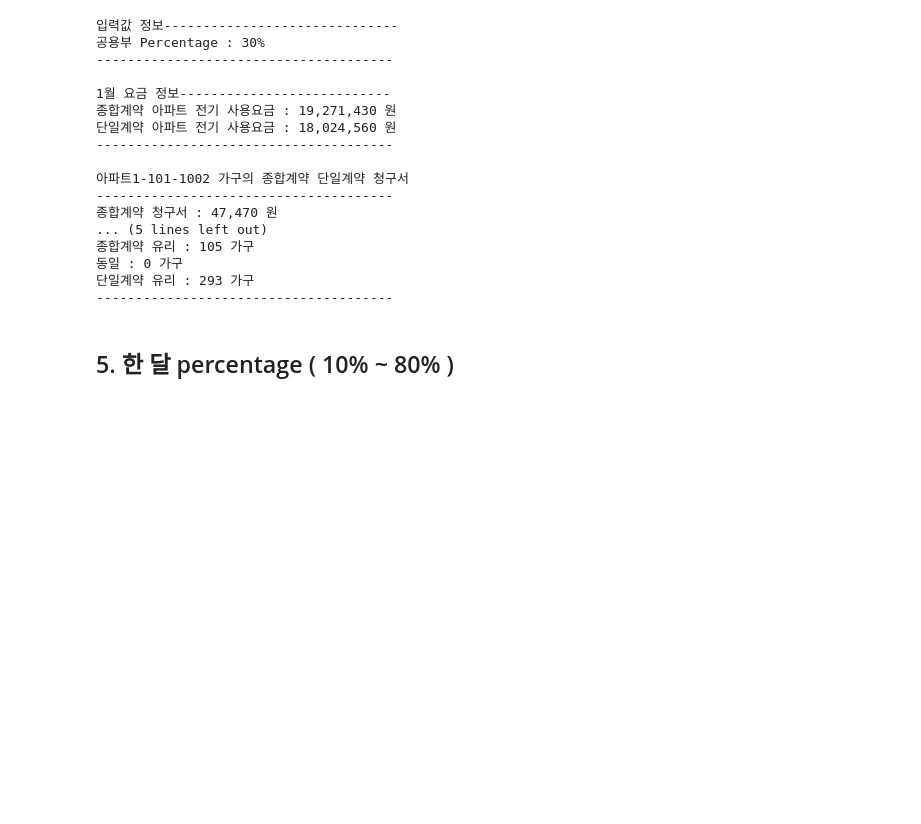
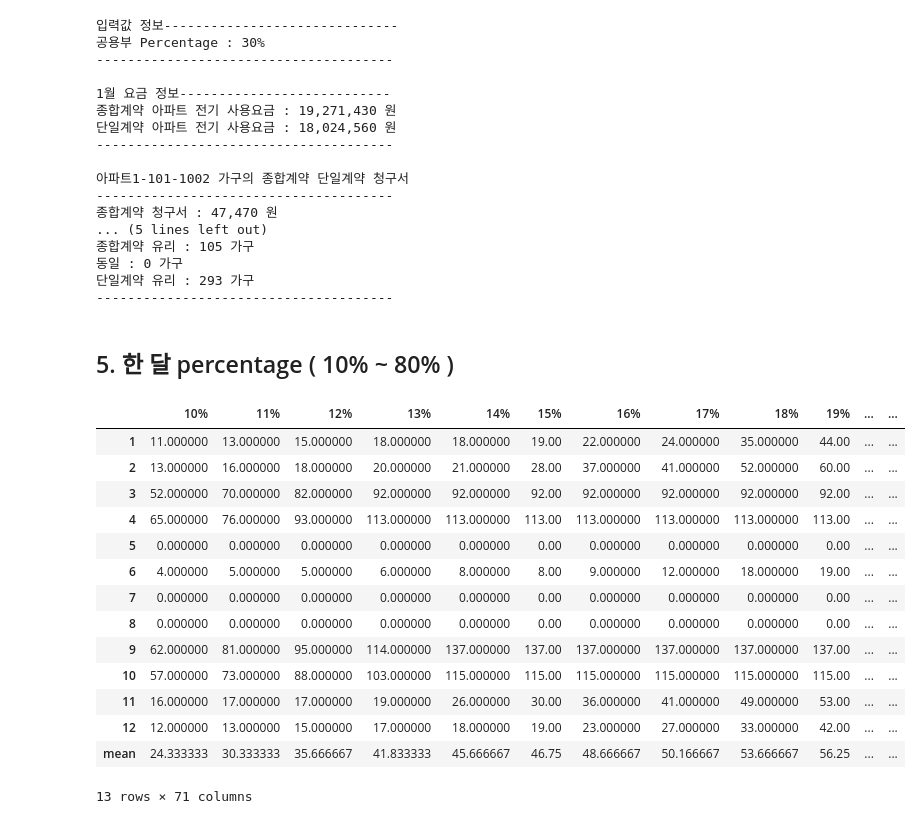
Before and after one commit to formegusto/contract-recommendation-system, a Jupyter notebook: pre-research/kepco-calc/calc + processing.ipynb, the cells around one changed output. Drawn from its saved outputs; the diff is of its cells as text; code cells hidden in the pictures; blank space fills up the shorter version.

```diff
--- a/pre-research/kepco-calc/calc + processing.ipynb
+++ b/pre-research/kepco-calc/calc + processing.ipynb
@@ -607,30 +607,51 @@ for month in range(1, 13):
         )
 
         # 단일계약
         single_calc = ManagementOffice(
             month=month,
             peaks=peak_df,
             households=month_datas_df,
             APT=APT,
             contract="단일계약"
         )
 
         cnt = len(calc.households)
         comp_cnt = 0
         draw_cnt = 0
         single_cnt = 0
         for idx in range(0, cnt):
             if calc.households[idx].bill > single_calc.households[idx].bill:
                 single_cnt += 1
             elif calc.households[idx].bill < single_calc.households[idx].bill:
                 comp_cnt += 1
             else:
                 draw_cnt
 
         rows = np.append(rows,comp_cnt)
 
         IPython.display.clear_output()
 
     better_comp_df = better_comp_df.append(
         pd.Series(rows, index=["{}%".format(_) for _ in range(min_per, max_per + 1)], name=month))
     better_comp_df
+
+better_comp_df = better_comp_df.append(
+    pd.Series(better_comp_df.mean(), name="mean")
+)
+better_comp_df
+# %% [output]
+|  | 10% | 11% | 12% | 13% | 14% | 15% | 16% | 17% | 18% | 19% | ... | ... |
+| 1 | 11.000000 | 13.000000 | 15.000000 | 18.000000 | 18.000000 | 19.00 | 22.000000 | 24.000000 | 35.000000 | 44.00 | ... | ... |
+| 2 | 13.000000 | 16.000000 | 18.000000 | 20.000000 | 21.000000 | 28.00 | 37.000000 | 41.000000 | 52.000000 | 60.00 | ... | ... |
+| 3 | 52.000000 | 70.000000 | 82.000000 | 92.000000 | 92.000000 | 92.00 | 92.000000 | 92.000000 | 92.000000 | 92.00 | ... | ... |
+| 4 | 65.000000 | 76.000000 | 93.000000 | 113.000000 | 113.000000 | 113.00 | 113.000000 | 113.000000 | 113.000000 | 113.00 | ... | ... |
+| 5 | 0.000000 | 0.000000 | 0.000000 | 0.000000 | 0.000000 | 0.00 | 0.000000 | 0.000000 | 0.000000 | 0.00 | ... | ... |
+| 6 | 4.000000 | 5.000000 | 5.000000 | 6.000000 | 8.000000 | 8.00 | 9.000000 | 12.000000 | 18.000000 | 19.00 | ... | ... |
+| 7 | 0.000000 | 0.000000 | 0.000000 | 0.000000 | 0.000000 | 0.00 | 0.000000 | 0.000000 | 0.000000 | 0.00 | ... | ... |
+| 8 | 0.000000 | 0.000000 | 0.000000 | 0.000000 | 0.000000 | 0.00 | 0.000000 | 0.000000 | 0.000000 | 0.00 | ... | ... |
+| 9 | 62.000000 | 81.000000 | 95.000000 | 114.000000 | 137.000000 | 137.00 | 137.000000 | 137.000000 | 137.000000 | 137.00 | ... | ... |
+| 10 | 57.000000 | 73.000000 | 88.000000 | 103.000000 | 115.000000 | 115.00 | 115.000000 | 115.000000 | 115.000000 | 115.00 | ... | ... |
+| 11 | 16.000000 | 17.000000 | 17.000000 | 19.000000 | 26.000000 | 30.00 | 36.000000 | 41.000000 | 49.000000 | 53.00 | ... | ... |
+| 12 | 12.000000 | 13.000000 | 15.000000 | 17.000000 | 18.000000 | 19.00 | 23.000000 | 27.000000 | 33.000000 | 42.00 | ... | ... |
+| mean | 24.333333 | 30.333333 | 35.666667 | 41.833333 | 45.666667 | 46.75 | 48.666667 | 50.166667 | 53.666667 | 56.25 | ... | ... |
+13 rows × 71 columns
```
Also changed, not shown: 1 other file.
